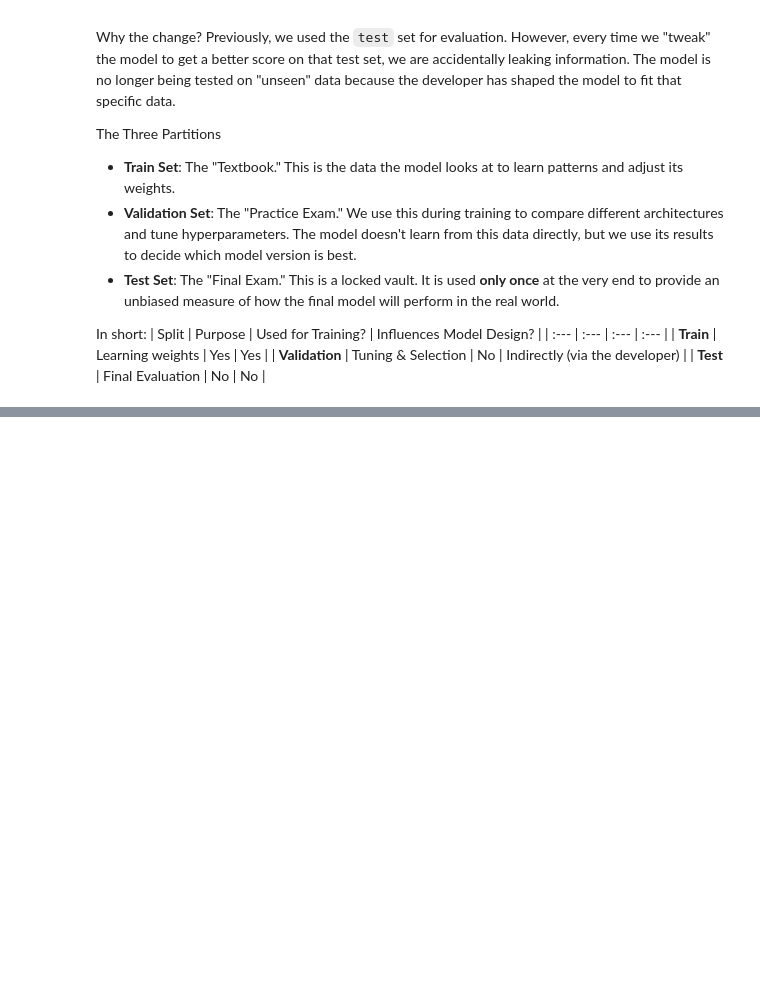
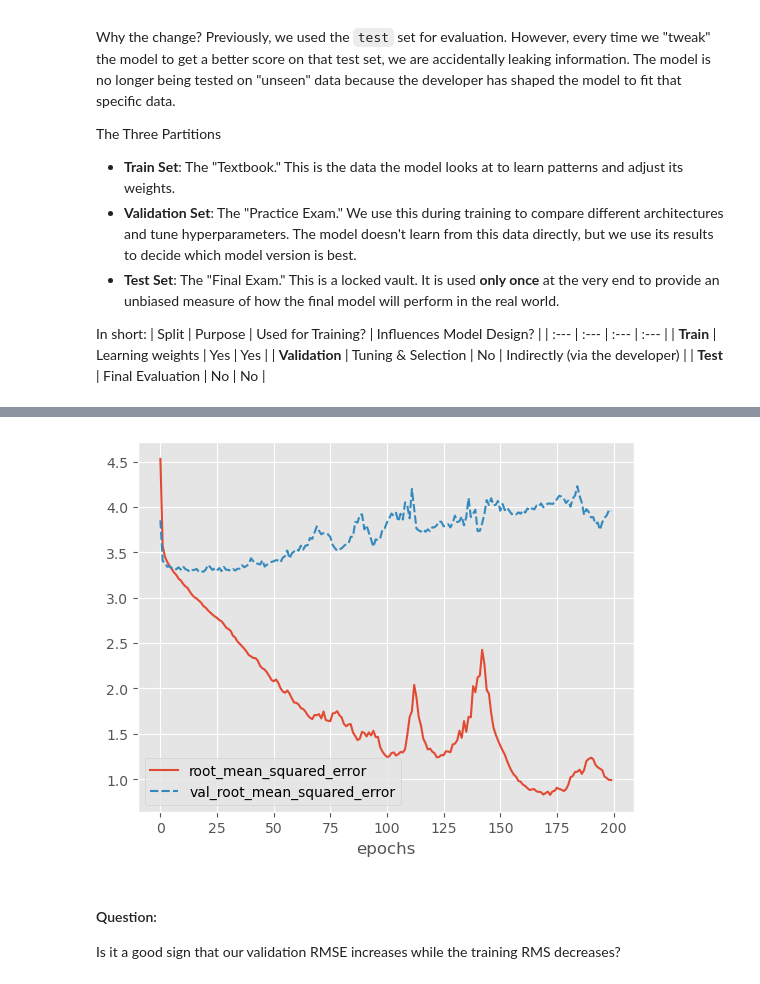
Before and after one commit to UCSBCarpentry/ml-deeplearning-notebooks, a Jupyter notebook: 3_monitor_training.ipynb, the cells around one changed output, grey strips where cells are left out. Cells and saved outputs as stored; diff of their text form; code cells hidden in the pictures; blank space fills up the shorter version.

```diff
--- a/3_monitor_training.ipynb
+++ b/3_monitor_training.ipynb
@@ -78,0 +364,12 @@ X_val, X_test, y_val, y_test = train_test_split(X_holdout, y_holdout, test_size=
+# %%
+# Starting over for Keras not to continue training where it finished last time
+model_100_50 = create_nn(input_shape=(X_data.shape[1],),
+                         n_neurons = [100,50])
+compile_model(model_100_50)
+
+# Adding our validation_data argument
+history_100_50 = model_100_50.fit(X_train, y_train,
+                    batch_size=32,
+                    epochs=200,
+                    validation_data=(X_val, y_val),
+                    verbose = 1)
@@ -78,0 +394,8 @@ X_val, X_test, y_val, y_test = train_test_split(X_holdout, y_holdout, test_size=
+# %%
+# Plotting the RMSE for training and validation data
+plot_history(history_100_50, ['root_mean_squared_error', 'val_root_mean_squared_error'])
+# %% [output]
+[figure, added]
+# %% [markdown]
+#### Question:
+Is it a good sign that our validation RMSE increases while the training RMS decreases?
```
Also changed, not shown: parts of 35 cells of this notebook.
